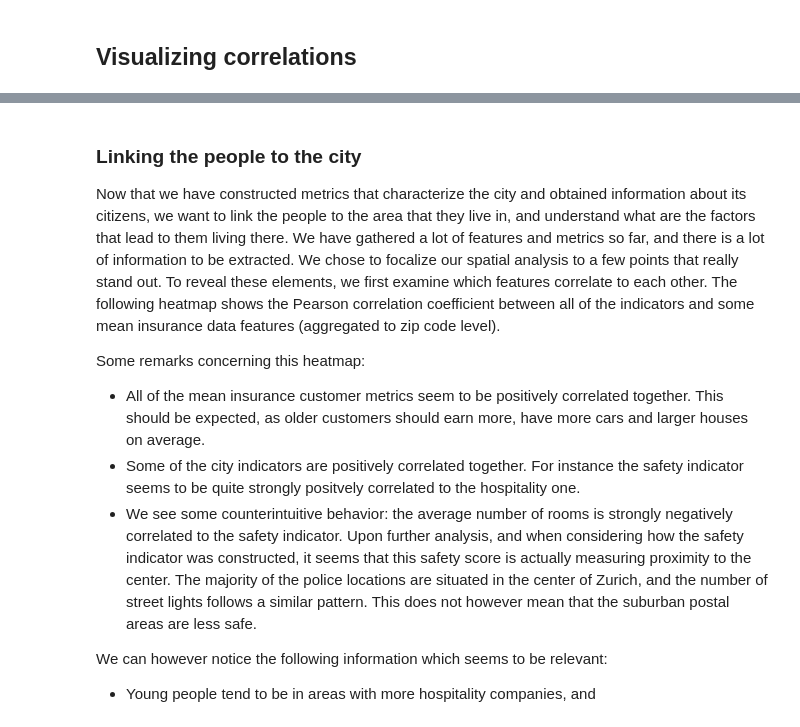
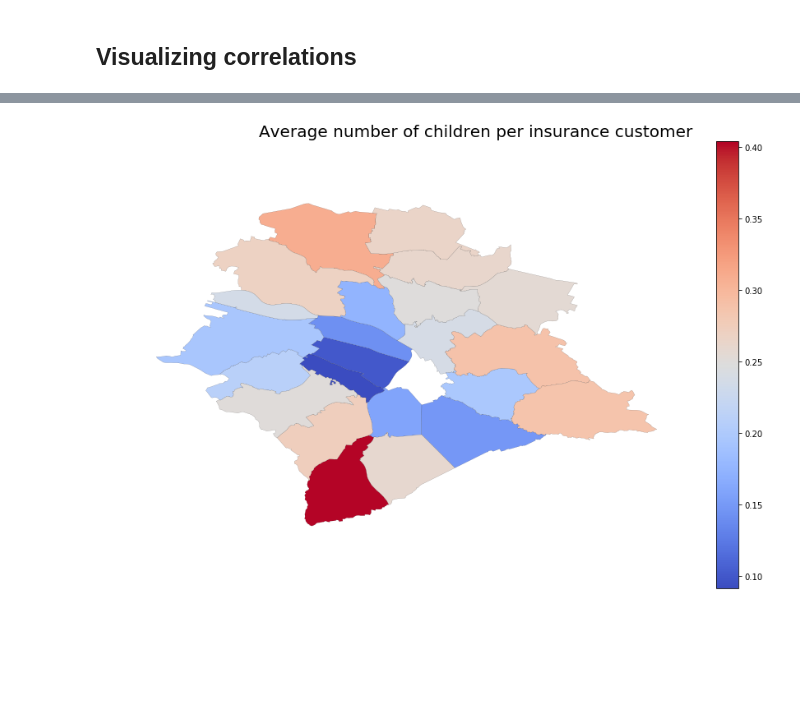
Before and after one commit to MLortki/ADA2018-Project-Quality-of-Space-AMG, a Jupyter notebook: spatial_analysis.ipynb, the cells around one changed output, grey strips where cells are left out. Drawn from its saved outputs; the diff is of its cells as text; code cells hidden in the pictures; blank space fills up the shorter version.

Commit message:
spatial analysis done

```diff
--- a/spatial_analysis.ipynb
+++ b/spatial_analysis.ipynb
@@ -260,13 +245,4 @@ display_map(gpd.GeoDataFrame(city_people_df2), 'hospitality_indic', 'Hospitality
-# %% [markdown]
-### Linking the people to the city
-
-Now that we have constructed metrics that characterize the city and obtained information about its citizens, we want to link the people to the area that they live in, and understand what are the factors that lead to them living there. We have gathered a lot of features and metrics so far, and there is a lot of information to be extracted. We chose to focalize our spatial analysis to a few points that really stand out. To reveal these elements, we first examine which features correlate to each other. The following heatmap shows the Pearson correlation coefficient between all of the indicators and some mean insurance data features (aggregated to zip code level).
-
-Some remarks concerning this heatmap:
-- All of the mean insurance customer metrics seem to be positively correlated together. This should be expected, as older customers should earn more, have more cars and larger houses on average.
-- Some of the city indicators are positively correlated together. For instance the safety indicator seems to be quite strongly positvely correlated to the hospitality one.
-- We see some counterintuitive behavior: the average number of rooms is strongly negatively correlated to the safety indicator. Upon further analysis, and when considering how the safety indicator was constructed, it seems that this safety score is actually measuring proximity to the center. The majority of the police locations are situated in the center of Zurich, and the number of street lights follows a similar pattern. This does not however mean that the suburban postal areas are less safe.
-
-
-We can however notice the following information which seems to be relevant:
-- Young people tend to be in areas with more hospitality companies, and
+# %%
+display_map(gpd.GeoDataFrame(city_people_df), 'Avg_Children_0-26', 'Average number of children per insurance customer','coolwarm')
+# %% [output]
+[figure, added]
```
Also changed, not shown: parts of 11 cells of this notebook.
